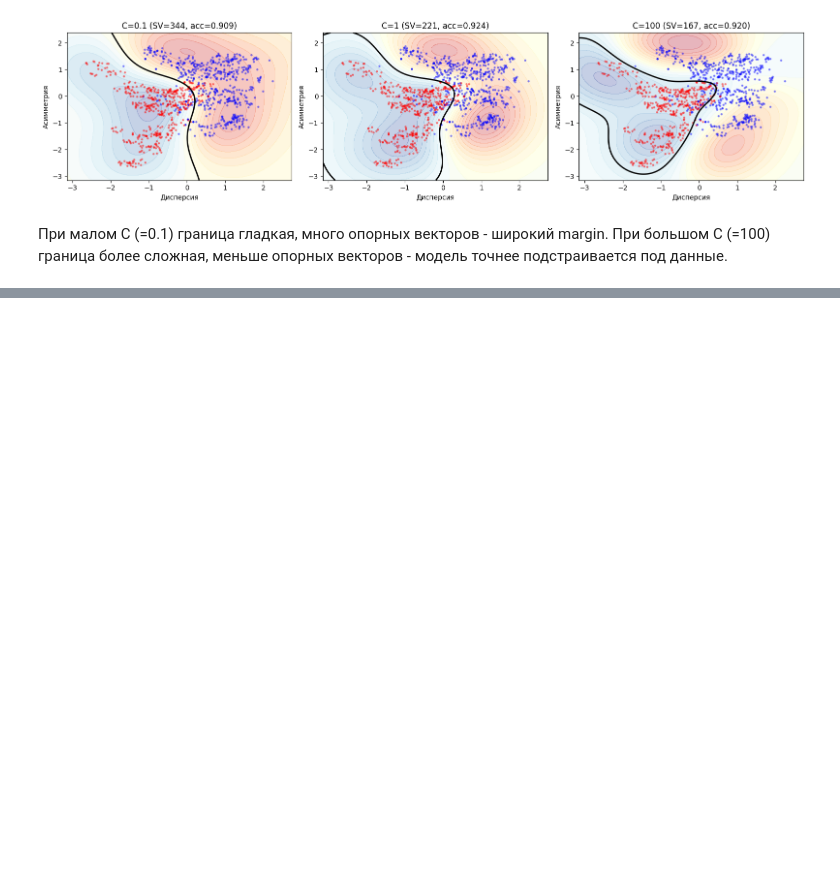
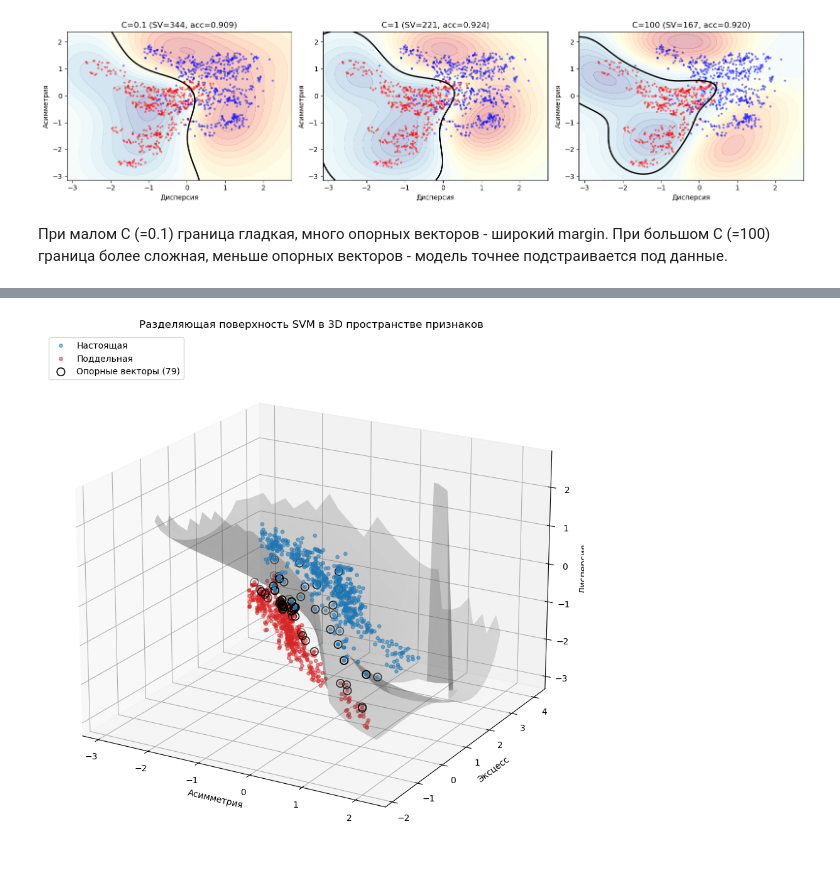
Before and after one commit to UsusCimex/NSU_MachineLearning, a Jupyter notebook: svm/banknote_svm.ipynb, the cells around one changed output, grey strips where cells are left out. Drawn from its saved outputs; the diff is of its cells as text; code cells hidden in the pictures; blank space fills up the shorter version.

```diff
--- a/svm/banknote_svm.ipynb
+++ b/svm/banknote_svm.ipynb
@@ -343,0 +382,62 @@ plt.show()
+# %%
+from mpl_toolkits.mplot3d import Axes3D  # noqa: F401
+
+# границы пространства
+x_min, x_max = X_train[:, top3_idx[0]].min() - 0.3, X_train[:, top3_idx[0]].max() + 0.3
+y_min, y_max = X_train[:, top3_idx[1]].min() - 0.3, X_train[:, top3_idx[1]].max() + 0.3
+z_min, z_max = X_train[:, top3_idx[2]].min() - 0.3, X_train[:, top3_idx[2]].max() + 0.3
+
+# поверхность решения: для каждой (x, y) ищем z, где decision_function пересекает 0
+n = 30
+xx, yy = np.meshgrid(np.linspace(x_min, x_max, n),
+                     np.linspace(y_min, y_max, n))
+n_z = 80
+z_probe = np.linspace(z_min, z_max, n_z)
+zz_surface = np.full(xx.shape, np.nan)
+
+for i in range(n):
+    for j in range(n):
+        pts = np.column_stack([
+            np.full(n_z, xx[i, j]),
+            np.full(n_z, yy[i, j]),
+            z_probe
+        ])
+        d = svm_3d.decision_function(pts)
+        change = np.where(np.diff(np.sign(d)) != 0)[0]
+        if len(change) > 0:
+            k = change[0]
+            d1, d2 = d[k], d[k + 1]
+            zz_surface[i, j] = z_probe[k] - d1 * (z_probe[k + 1] - z_probe[k]) / (d2 - d1)
+
+fig = plt.figure(figsize=(12, 9))
+ax = fig.add_subplot(111, projection='3d')
+
+# разделяющая поверхность
+ax.plot_surface(xx, yy, zz_surface, alpha=0.25, color='gray', edgecolor='none')
+
+# точки обучающей выборки
+for c, color, name in [(0, 'tab:blue', 'Настоящая'), (1, 'tab:red', 'Поддельная')]:
+    mask = y_train == c
+    ax.scatter(X_train[mask, top3_idx[0]],
+               X_train[mask, top3_idx[1]],
+               X_train[mask, top3_idx[2]],
+               c=color, s=15, alpha=0.5, label=name)
+
+# опорные векторы выделяем чёрным контуром
+sv_indices = svm_3d.support_
+ax.scatter(X_train[sv_indices, top3_idx[0]],
+           X_train[sv_indices, top3_idx[1]],
+           X_train[sv_indices, top3_idx[2]],
+           s=80, facecolors='none', edgecolors='black', linewidths=1.2,
+           label=f'Опорные векторы ({sv_3d})')
+
+ax.set_xlabel(top3_ru[0])
+ax.set_ylabel(top3_ru[1])
+ax.set_zlabel(top3_ru[2])
+ax.set_title('Разделяющая поверхность SVM в 3D пространстве признаков')
+ax.legend(loc='upper left')
+ax.view_init(elev=20, azim=-60)
+plt.tight_layout()
+plt.show()
+# %% [output]
+[figure, added]
```
Also changed, not shown: parts of 4 cells of this notebook, 1 other file.
